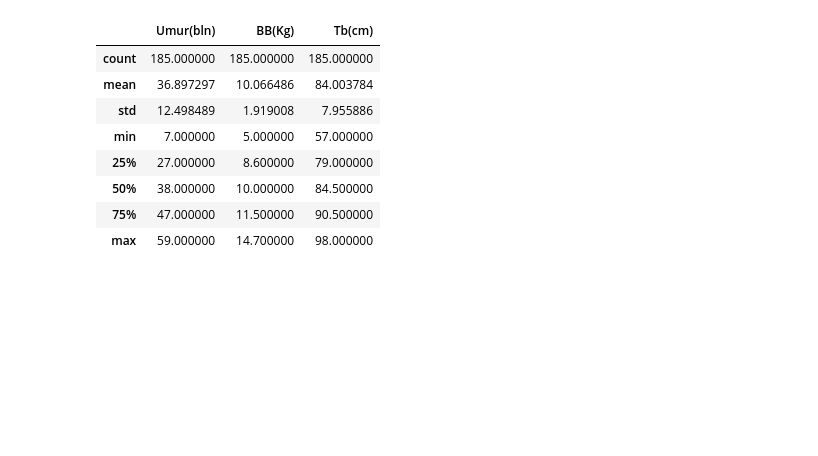
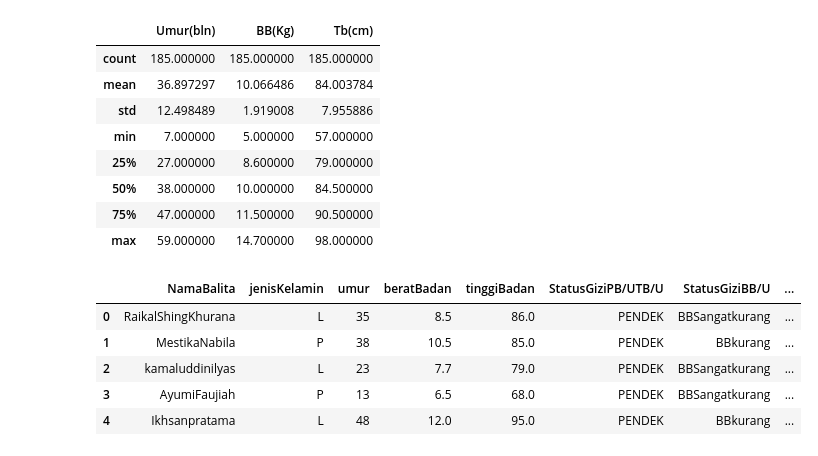
Before and after one commit to ChokitoHaskar/Project_ANN, a Jupyter notebook: Pre-Processing/cleaning_data/cleaning_data_uji.ipynb, the cells around one changed output. Cells and saved outputs as stored; diff of their text form; code cells hidden in the pictures; blank space fills up the shorter version.

Commit message:
updating_cleaning_data

```diff
--- a/Pre-Processing/cleaning_data/cleaning_data_uji.ipynb
+++ b/Pre-Processing/cleaning_data/cleaning_data_uji.ipynb
@@ -249,10 +249,17 @@ data_uji.describe()
 | max | 59.000000 | 14.700000 | 98.000000 |
 # %%
 # Penggantian nama fitur Gender, Age, Body Weight, dan Body Length
-data_latih.rename(columns={"JenisKelaminL/P":"jenisKelamin", "Umur(bln)":"umur", "BB(Kg)":"beratBadan", "TB(cm)":"tinggiBadan"}, inplace=True)
+data_uji.rename(columns={"JenisKelaminL/P":"jenisKelamin", "Umur(bln)":"umur", "BB(Kg)":"beratBadan", "Tb(cm)":"tinggiBadan"}, inplace=True)
 # %%
 # Pengecekan ulang fitur data
-data_latih.head()
+data_uji.head()
+# %% [output]
+|  | NamaBalita | jenisKelamin | umur | beratBadan | tinggiBadan | StatusGiziPB/UTB/U | StatusGiziBB/U | ... |
+| 0 | RaikalShingKhurana | L | 35 | 8.5 | 86.0 | PENDEK | BBSangatkurang | ... |
+| 1 | MestikaNabila | P | 38 | 10.5 | 85.0 | PENDEK | BBkurang | ... |
+| 2 | kamaluddinilyas | L | 23 | 7.7 | 79.0 | PENDEK | BBSangatkurang | ... |
+| 3 | AyumiFaujiah | P | 13 | 6.5 | 68.0 | PENDEK | BBSangatkurang | ... |
+| 4 | Ikhsanpratama | L | 48 | 12.0 | 95.0 | PENDEK | BBkurang | ... |
 # %%
 # Eksport dataset uji mentah menjadi data_uji_clean.csv
 data_uji.to_csv('./data_uji_clean.csv', index=False)
```
